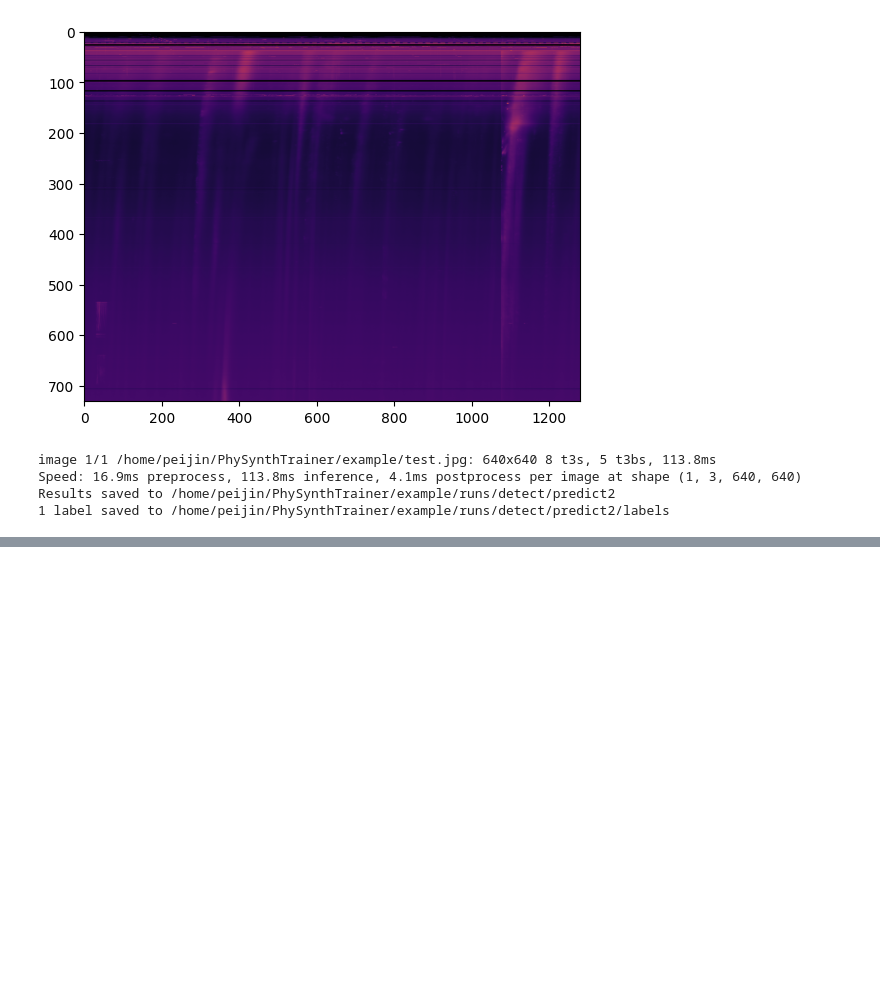
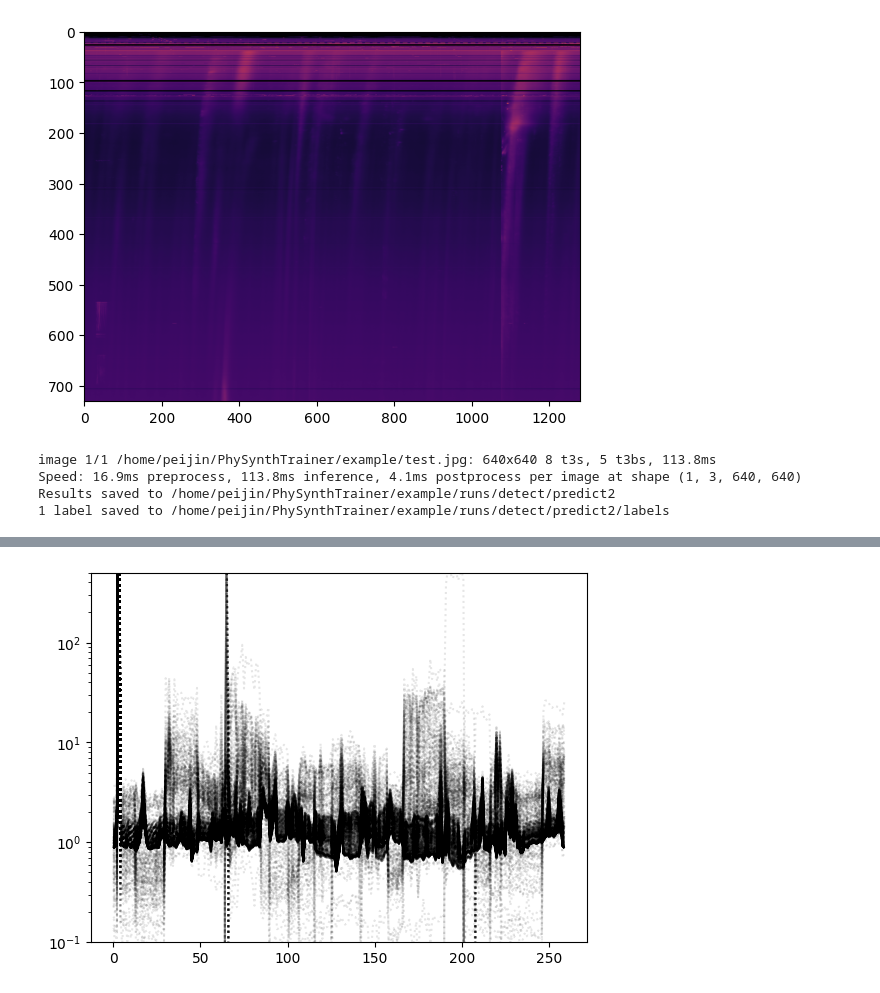
Before and after one commit to peijin94/PhySynthTrainer, a Jupyter notebook: example/detection_demo.ipynb, the cells around one changed output, grey strips where cells are left out. Saved outputs shown, nothing was run; the diff lists cells and outputs as text; code cells hidden in the pictures; blank space fills up the shorter version.

```diff
--- a/example/detection_demo.ipynb
+++ b/example/detection_demo.ipynb
@@ -56,0 +109,6 @@ Results saved to /home/peijin/PhySynthTrainer/example/runs/detect/predict2
+# %%
+plt.plot(bckgrd_list,':', color='k', alpha=0.1)
+plt.ylim(0.1, 500)
+plt.yscale('log')
+# %% [output]
+[figure, added]
```
Also changed, not shown: parts of 12 cells of this notebook, 3 other files.
